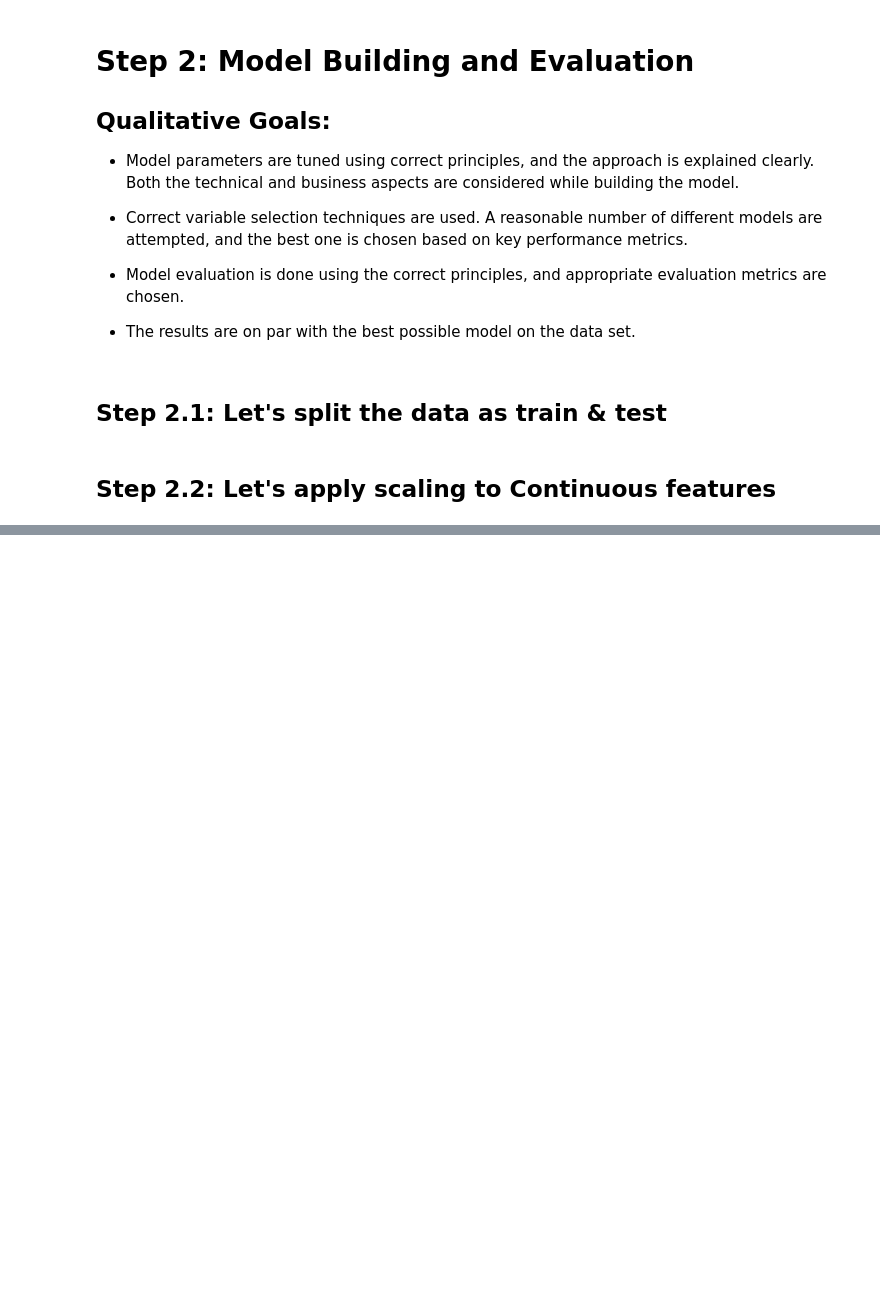
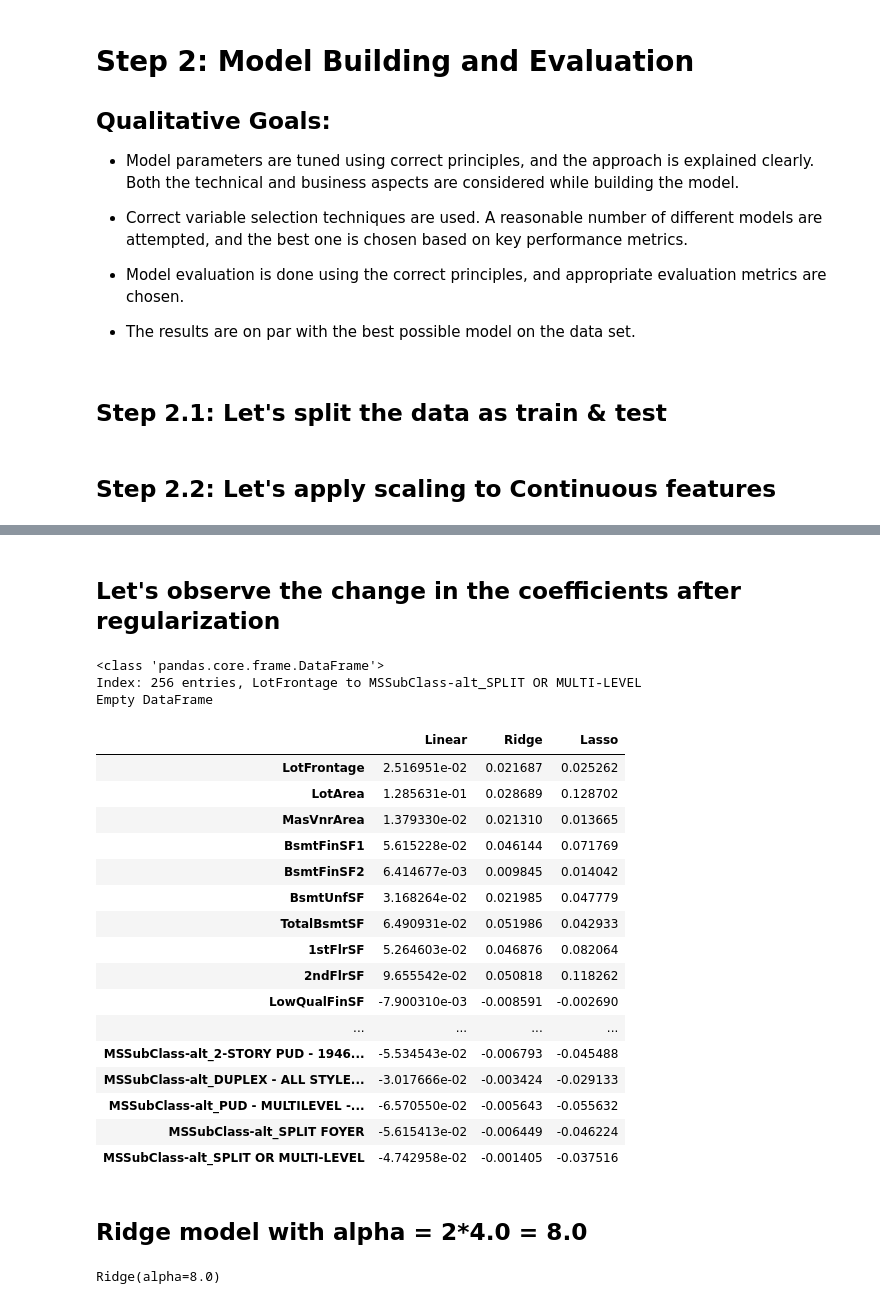
Before and after one commit to JamshedAhsan/house-price-prediction, a Jupyter notebook: Housing-Price-Prediction.ipynb, the cells around one changed output, grey strips where cells are left out. Cells and saved outputs as stored; diff of their text form; code cells hidden in the pictures; blank space fills up the shorter version.

Commit message:
committing base code for model, README and subjective questions

```diff
--- a/Housing-Price-Prediction.ipynb
+++ b/Housing-Price-Prediction.ipynb
@@ -4192,0 +4194,45 @@ final_metric
+# %% [markdown]
+## Let's observe the change in the coefficients after regularization
+# %%
+betas = pd.DataFrame(index=X_train.columns)
+# %%
+betas.rows = X_train.columns
+# %%
+betas.info()
+# %% [output]
+<class 'pandas.core.frame.DataFrame'>
+Index: 256 entries, LotFrontage to MSSubClass-alt_SPLIT OR MULTI-LEVEL
+Empty DataFrame
+# %%
+betas['Linear'] = lr.coef_
+betas['Ridge'] = ridge.coef_
+betas['Lasso'] = lasso.coef_
+# %%
+pd.set_option('display.max_rows', None)
+betas.head(256)
+# %% [output]
+|  | Linear | Ridge | Lasso |
+| LotFrontage | 2.516951e-02 | 0.021687 | 0.025262 |
+| LotArea | 1.285631e-01 | 0.028689 | 0.128702 |
+| MasVnrArea | 1.379330e-02 | 0.021310 | 0.013665 |
+| BsmtFinSF1 | 5.615228e-02 | 0.046144 | 0.071769 |
+| BsmtFinSF2 | 6.414677e-03 | 0.009845 | 0.014042 |
+| BsmtUnfSF | 3.168264e-02 | 0.021985 | 0.047779 |
+| TotalBsmtSF | 6.490931e-02 | 0.051986 | 0.042933 |
+| 1stFlrSF | 5.264603e-02 | 0.046876 | 0.082064 |
+| 2ndFlrSF | 9.655542e-02 | 0.050818 | 0.118262 |
+| LowQualFinSF | -7.900310e-03 | -0.008591 | -0.002690 |
+| ... | ... | ... | ... |
+| MSSubClass-alt_2-STORY PUD - 1946... | -5.534543e-02 | -0.006793 | -0.045488 |
+| MSSubClass-alt_DUPLEX - ALL STYLE... | -3.017666e-02 | -0.003424 | -0.029133 |
+| MSSubClass-alt_PUD - MULTILEVEL -... | -6.570550e-02 | -0.005643 | -0.055632 |
+| MSSubClass-alt_SPLIT FOYER | -5.615413e-02 | -0.006449 | -0.046224 |
+| MSSubClass-alt_SPLIT OR MULTI-LEVEL | -4.742958e-02 | -0.001405 | -0.037516 |
+# %% [markdown]
+## Ridge model with alpha = 2*4.0 = 8.0
+# %%
+alpha = 8.0
+ridge = Ridge(alpha=alpha)
+ridge.fit(X_train, y_train)
+# %% [output]
+Ridge(alpha=8.0)
```
Also changed, not shown: parts of 104 cells of this notebook, 2 other files.
